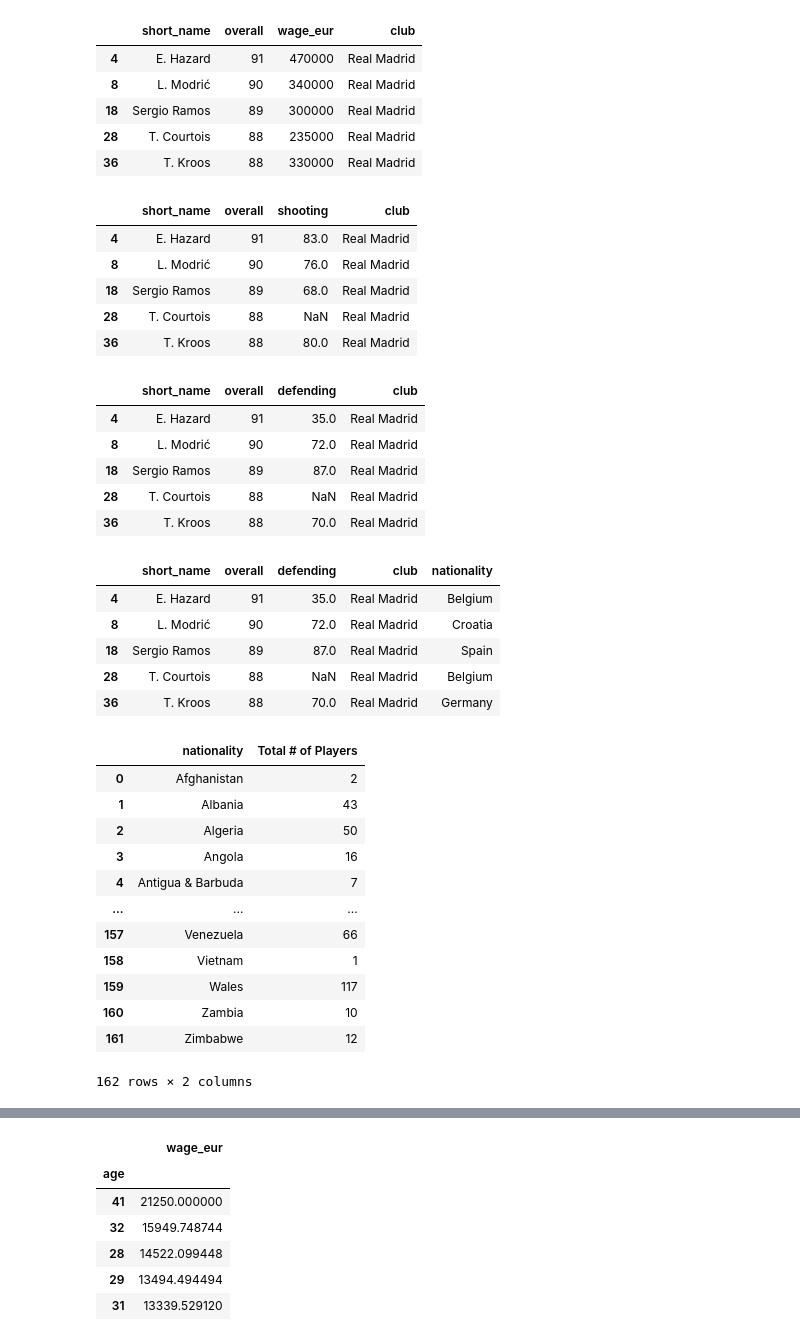
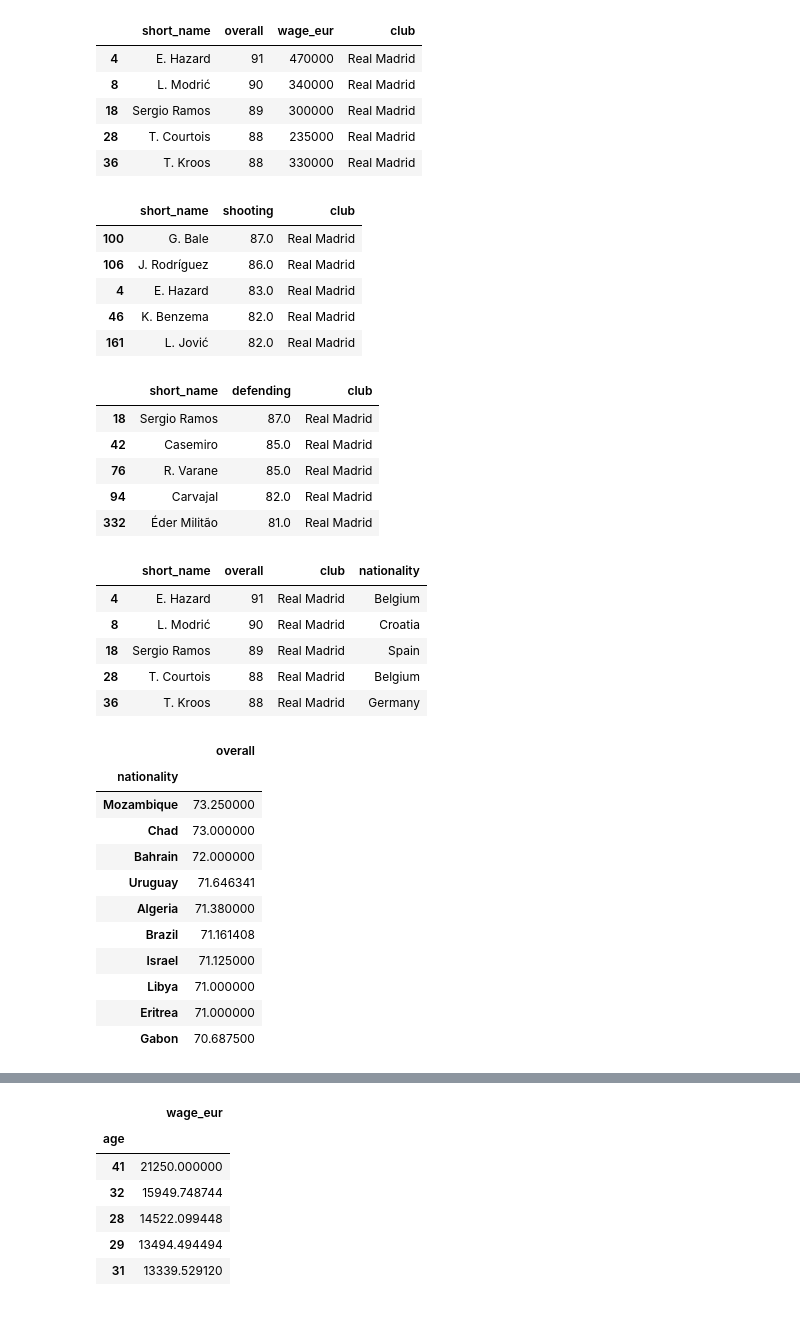
Before and after one commit to Jrowez/JUMPlus-dataProject1, a Jupyter notebook: dataProject1.ipynb, the cells around one changed output, grey strips where cells are left out. Drawn from its saved outputs; the diff is of its cells as text; code cells hidden in the pictures.

```diff
--- a/dataProject1.ipynb
+++ b/dataProject1.ipynb
@@ -209,53 +214,50 @@ df[['short_name','overall', 'wage_eur', 'club']].loc[(df['club'] == 'Real Madrid
 | 36 | T. Kroos | 88 | 330000 | Real Madrid |
 # %%
 # 16. Show shooting records of top 5 players of 'Real Madrid' team.
-df[['short_name', 'overall', 'shooting', 'club']].loc[(df['club'] == 'Real Madrid')].sort_values('overall',ascending=False).head()
+df[['short_name', 'shooting', 'club']].loc[(df['club'] == 'Real Madrid')].sort_values('shooting',ascending=False).head()
 # %% [output]
-|  | short_name | overall | shooting | club |
-| 4 | E. Hazard | 91 | 83.0 | Real Madrid |
-| 8 | L. Modrić | 90 | 76.0 | Real Madrid |
-| 18 | Sergio Ramos | 89 | 68.0 | Real Madrid |
-| 28 | T. Courtois | 88 | NaN | Real Madrid |
-| 36 | T. Kroos | 88 | 80.0 | Real Madrid |
+|  | short_name | shooting | club |
+| 100 | G. Bale | 87.0 | Real Madrid |
+| 106 | J. Rodríguez | 86.0 | Real Madrid |
+| 4 | E. Hazard | 83.0 | Real Madrid |
+| 46 | K. Benzema | 82.0 | Real Madrid |
+| 161 | L. Jović | 82.0 | Real Madrid |
 # %%
 #17. Show defending records of top 5 players of 'Real Madrid' team
-df[['short_name','overall','defending', 'club']].loc[(df['club'] == 'Real Madrid')].sort_values('overall',ascending=False).head()
+df[['short_name','defending', 'club']].loc[(df['club'] == 'Real Madrid')].sort_values('defending',ascending=False).head()
 # %% [output]
-|  | short_name | overall | defending | club |
-| 4 | E. Hazard | 91 | 35.0 | Real Madrid |
-| 8 | L. Modrić | 90 | 72.0 | Real Madrid |
-| 18 | Sergio Ramos | 89 | 87.0 | Real Madrid |
-| 28 | T. Courtois | 88 | NaN | Real Madrid |
-| 36 | T. Kroos | 88 | 70.0 | Real Madrid |
+|  | short_name | defending | club |
+| 18 | Sergio Ramos | 87.0 | Real Madrid |
+| 42 | Casemiro | 85.0 | Real Madrid |
+| 76 | R. Varane | 85.0 | Real Madrid |
+| 94 | Carvajal | 82.0 | Real Madrid |
+| 332 | Éder Militão | 81.0 | Real Madrid |
 # %%
 #18. Show nationality records of top 5 players of 'Real Madrid' team.
-df[['short_name', 'overall', 'defending', 'club', 'nationality']].loc[(df['club'] == 'Real Madrid')].sort_values('overall',ascending=False).head()
+df[['short_name', 'overall', 'club', 'nationality']].loc[(df['club'] == 'Real Madrid')].sort_values('overall',ascending=False).head()
 # %% [output]
-|  | short_name | overall | defending | club | nationality |
-| 4 | E. Hazard | 91 | 35.0 | Real Madrid | Belgium |
-| 8 | L. Modrić | 90 | 72.0 | Real Madrid | Croatia |
-| 18 | Sergio Ramos | 89 | 87.0 | Real Madrid | Spain |
-| 28 | T. Courtois | 88 | NaN | Real Madrid | Belgium |
-| 36 | T. Kroos | 88 | 70.0 | Real Madrid | Germany |
+|  | short_name | overall | club | nationality |
+| 4 | E. Hazard | 91 | Real Madrid | Belgium |
+| 8 | L. Modrić | 90 | Real Madrid | Croatia |
+| 18 | Sergio Ramos | 89 | Real Madrid | Spain |
+| 28 | T. Courtois | 88 | Real Madrid | Belgium |
+| 36 | T. Kroos | 88 | Real Madrid | Germany |
 # %%
 # Bonus – Can go to beyond the scope of this project and find out some great results from the data set. Extract more information of players according to your wish.
 # %%
 #Bonus Question 1: Which country has the overall best rated players.
-playerRating =df[['short_name', 'nationality', 'overall']].groupby(['nationality']).size().reset_index(name='Total # of Players')
+playerRating =df[['nationality', 'overall']].groupby('nationality').mean('overall').sort_values('overall', ascending=False).head(10)
 playerRating
-
-#playerCountry = df[['nationality','short_name']].groupby(['nationality']).size().reset_index(name='Total # of Players')
 # %% [output]
-|  | nationality | Total # of Players |
-| 0 | Afghanistan | 2 |
-| 1 | Albania | 43 |
-| 2 | Algeria | 50 |
-| 3 | Angola | 16 |
-| 4 | Antigua & Barbuda | 7 |
-| ... | ... | ... |
-| 157 | Venezuela | 66 |
-| 158 | Vietnam | 1 |
-| 159 | Wales | 117 |
-| 160 | Zambia | 10 |
-| 161 | Zimbabwe | 12 |
+|  | overall |
+| nationality |  |
+| Mozambique | 73.250000 |
+| Chad | 73.000000 |
+| Bahrain | 72.000000 |
+| Uruguay | 71.646341 |
+| Algeria | 71.380000 |
+| Brazil | 71.161408 |
+| Israel | 71.125000 |
+| Libya | 71.000000 |
+| Eritrea | 71.000000 |
+| Gabon | 70.687500 |
-162 rows × 2 columns
```
Also changed, not shown: parts of 12 cells of this notebook.
